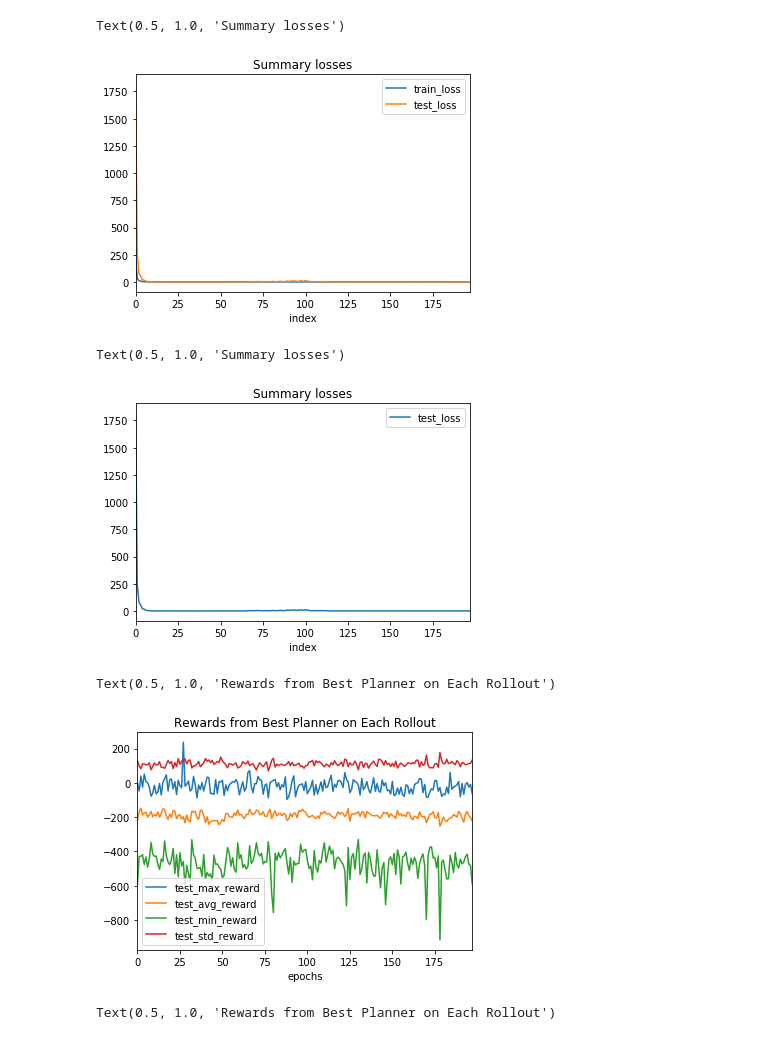
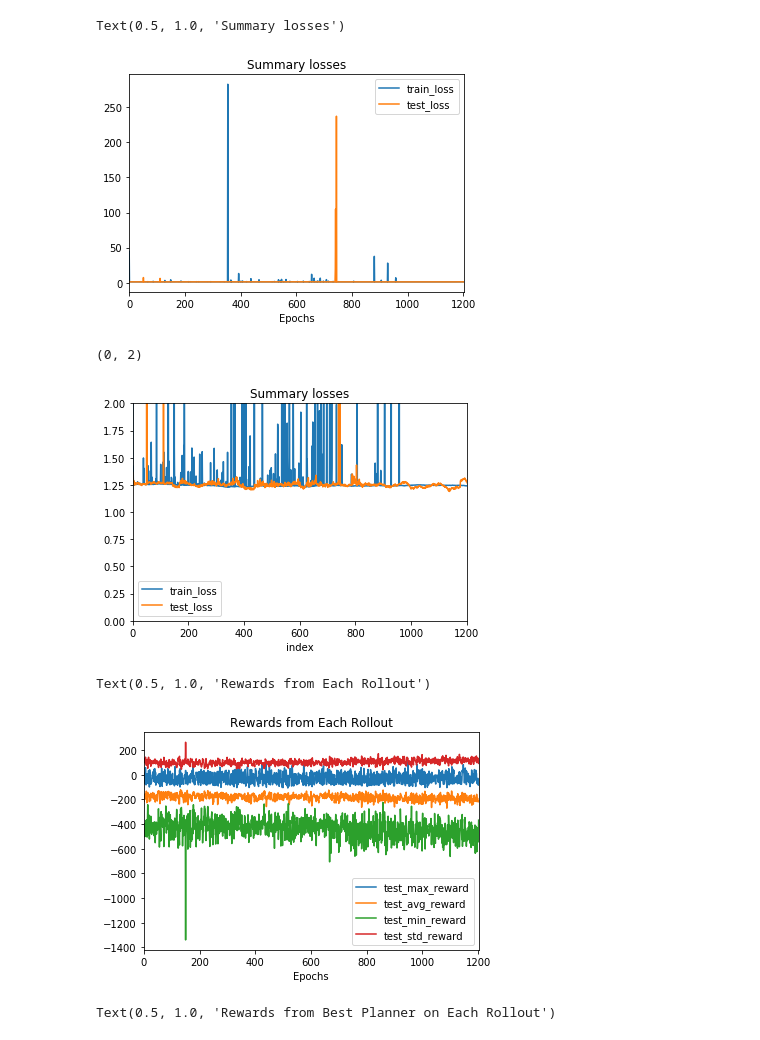
Before and after one commit to TrentBrick/Upside-Down-Free-Energy, a Jupyter notebook: notebooks/plot_planet_joint_training.ipynb, the cells around one changed output. Drawn from its saved outputs; the diff is of its cells as text; code cells hidden in the pictures.

```diff
--- a/notebooks/plot_planet_joint_training.ipynb
+++ b/notebooks/plot_planet_joint_training.ipynb
@@ -7,7 +7,7 @@ mdrnn_vae_training = pd.read_csv('../exp_dir/lunarlander/logger.txt', sep=' ')
 mdrnn_vae_training.reset_index(inplace=True)
 
 start_point = 0
-end = 1000
+end = 10000
 
 mdrnn_vae_training = mdrnn_vae_training.iloc[start_point:end]
 
@@ -43,23 +43,25 @@ mdrnn_vae_training.head(10)
 # %%
 mdrnn_vae_training.plot('index', ['train_loss', 'test_loss'])
+plt.xlabel('Epochs')
 plt.title('Summary losses')
 #plt.ylim( -1e2, 1e3)
 # %% [output]
 Text(0.5, 1.0, 'Summary losses')
-[figure, old version]
+[figure, new version]
 # %%
-mdrnn_vae_training.plot('index', ['test_loss'])
+mdrnn_vae_training.plot('index', ['train_loss', 'test_loss'])
 plt.title('Summary losses')
+plt.ylim( 0, 2)
 # %% [output]
-Text(0.5, 1.0, 'Summary losses')
+(0, 2)
-[figure, old version]
+[figure, new version]
 # %%
 mdrnn_vae_training.plot('index', ['test_max_reward','test_avg_reward' , 'test_min_reward', 'test_std_reward'])
-plt.xlabel('epochs')
-plt.title('Rewards from Best Planner on Each Rollout')
+plt.xlabel('Epochs')
+plt.title('Rewards from Each Rollout')
 # %% [output]
-Text(0.5, 1.0, 'Rewards from Best Planner on Each Rollout')
+Text(0.5, 1.0, 'Rewards from Each Rollout')
-[figure, old version]
+[figure, new version]
 # %%
 mdrnn_vae_training.plot('index', ['test_max_reward','test_avg_reward' , 'test_min_reward', 'test_std_reward'])
 plt.xlabel('epochs')
```
Also changed, not shown: parts of 2 cells of this notebook, 9 other files.
